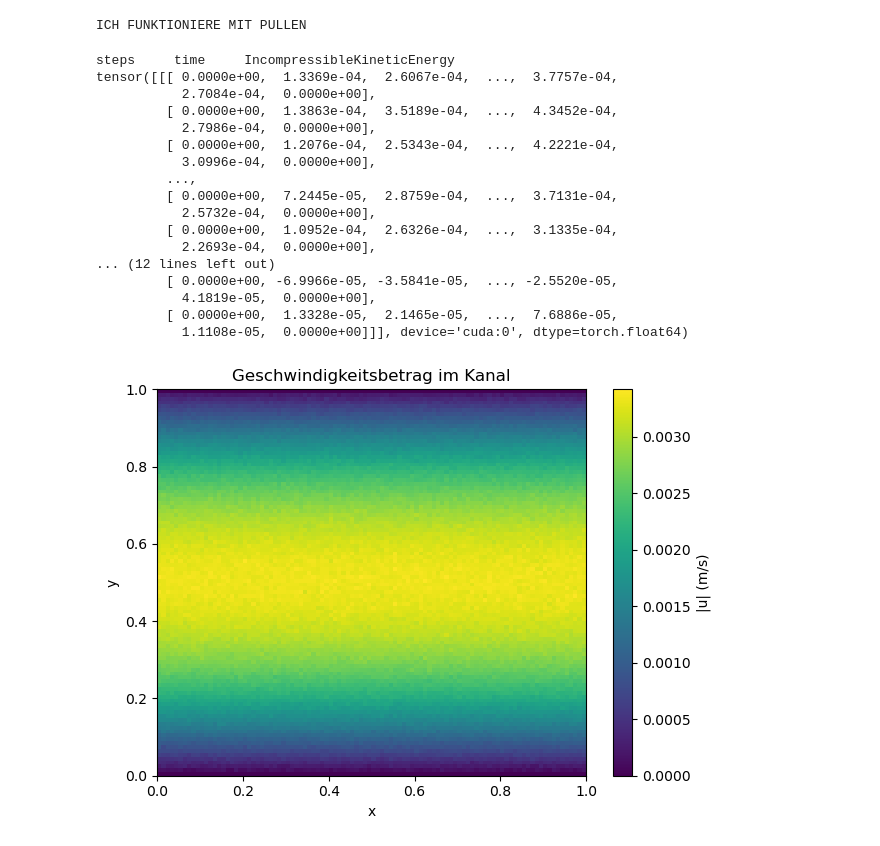
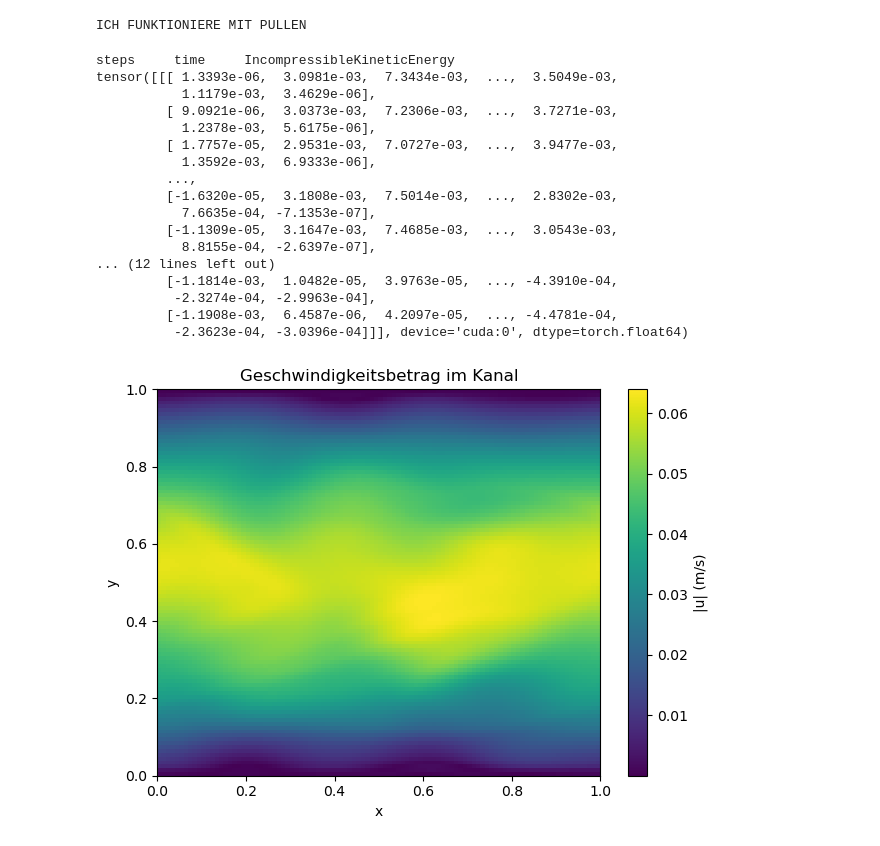
Before and after one commit to McBs/lettuce, a Jupyter notebook: examples/ChannelFlowSimulation.ipynb, the cells around one changed output. Cells and saved outputs as stored; diff of their text form; code cells hidden in the pictures.

```diff
--- a/examples/ChannelFlowSimulation.ipynb
+++ b/examples/ChannelFlowSimulation.ipynb
@@ -13,8 +13,8 @@ parser.add_argument("--resolutionx", type=int, default=100)
 parser.add_argument("--resolutiony", type=int, default=100)
 parser.add_argument("--nout", type=int, default=100)
 parser.add_argument("--nvtk", type=int, default=100)
-parser.add_argument("--tmax", type=int, default=50)
-parser.add_argument("--Re", type=int, default=5000)
+parser.add_argument("--tmax", type=int, default=10)
+parser.add_argument("--Re", type=int, default=10000)
 parser.add_argument("--collision_operator", type=str, default="BGK")
 parser.add_argument("--Precision", type=str, default="Double")
 parser.add_argument("--Mach", type=float, default=0.1)
@@ -33,7 +33,7 @@ Mach = args["Mach"]
 res_x = args["resolutionx"]
 res_y = args["resolutiony"]
 
-acceleration = np.array([1e-7, 0.0])  # Body Force in x-Richtung (Guo)
+acceleration = np.array([1e-8, 0.0])  # Body Force in x-Richtung (Guo)
 
 
 if Precision == "Single":
@@ -78,7 +78,7 @@ forcing = Guo(lattice, tau=flow.units.relaxation_parameter_lu, acceleration=acce
 if collision_operator == "BGK":
     collision=lt.BGKCollision(lattice, tau=flow.units.relaxation_parameter_lu, force = forcing)
 elif collision_operator == "KBC":
-    collision=lt.KBCCollision3D(lattice, tau=flow.units.relaxation_parameter_lu, force = forcing)
+    collision=lt.KBCCollision2D(lattice, tau=flow.units.relaxation_parameter_lu)
 
 streaming = StandardStreaming(lattice)
 simulation = Simulation(flow=flow, lattice=lattice, collision=collision, streaming=streaming)
@@ -95,45 +95,45 @@ vtk_reporter = lt.VTKReporter(
     filename_base=basedir + "/output" # Basisname der Dateien
 )
 simulation.reporters.append(vtk_reporter)
 
 simulation.initialize_f_neq
 
 # --- ▶️ Simulation starten ---
 steps = int(flow.units.convert_time_to_lu(tmax))  # z.B. 5 Sekunden
 mlups = simulation.step(num_steps=steps)
 # --- 📈 Analyse ---
 u = lattice.u(simulation.f) # u-Komponente
 u_mean= torch.mean(u, dim=(1,0))
 
 print(u) # Mittelung über x-Richtung
 
 # Hole u_x-Komponente (Index 0)
 u_numpy = u.cpu().numpy()  # [2, res_x, res_y]
 u_mag = np.sqrt(u_numpy[0]**2 + u_numpy[1]**2)  # Geschwindigkeitbetrag
 
 plt.imshow(u_mag.T, origin='lower', extent=[0, 1, 0, 1], aspect='auto')
 plt.colorbar(label='|u| (m/s)')
 plt.xlabel("x")
 plt.ylabel("y")
 plt.title("Geschwindigkeitsbetrag im Kanal")
 plt.tight_layout()
 plt.show()
 # %% [output]
 steps     time     IncompressibleKineticEnergy
-tensor([[[ 0.0000e+00,  1.3369e-04,  2.6067e-04,  ...,  3.7757e-04,
-           2.7084e-04,  0.0000e+00],
-         [ 0.0000e+00,  1.3863e-04,  3.5189e-04,  ...,  4.3452e-04,
-           2.7986e-04,  0.0000e+00],
-         [ 0.0000e+00,  1.2076e-04,  2.5343e-04,  ...,  4.2221e-04,
-           3.0996e-04,  0.0000e+00],
+tensor([[[ 1.3393e-06,  3.0981e-03,  7.3434e-03,  ...,  3.5049e-03,
+           1.1179e-03,  3.4629e-06],
+         [ 9.0921e-06,  3.0373e-03,  7.2306e-03,  ...,  3.7271e-03,
+           1.2378e-03,  5.6175e-06],
+         [ 1.7757e-05,  2.9531e-03,  7.0727e-03,  ...,  3.9477e-03,
+           1.3592e-03,  6.9333e-06],
          ...,
-         [ 0.0000e+00,  7.2445e-05,  2.8759e-04,  ...,  3.7131e-04,
-           2.5732e-04,  0.0000e+00],
-         [ 0.0000e+00,  1.0952e-04,  2.6326e-04,  ...,  3.1335e-04,
-           2.2693e-04,  0.0000e+00],
+         [-1.6320e-05,  3.1808e-03,  7.5014e-03,  ...,  2.8302e-03,
+           7.6635e-04, -7.1353e-07],
+         [-1.1309e-05,  3.1647e-03,  7.4685e-03,  ...,  3.0543e-03,
+           8.8155e-04, -2.6397e-07],
 ... (12 lines left out)
-         [ 0.0000e+00, -6.9966e-05, -3.5841e-05,  ..., -2.5520e-05,
-           4.1819e-05,  0.0000e+00],
-         [ 0.0000e+00,  1.3328e-05,  2.1465e-05,  ...,  7.6886e-05,
-           1.1108e-05,  0.0000e+00]]], device='cuda:0', dtype=torch.float64)
+         [-1.1814e-03,  1.0482e-05,  3.9763e-05,  ..., -4.3910e-04,
+          -2.3274e-04, -2.9963e-04],
+         [-1.1908e-03,  6.4587e-06,  4.2097e-05,  ..., -4.4781e-04,
+          -2.3623e-04, -3.0396e-04]]], device='cuda:0', dtype=torch.float64)
-[figure, old version]
+[figure, new version]
```
Also changed, not shown: 1 other file.
